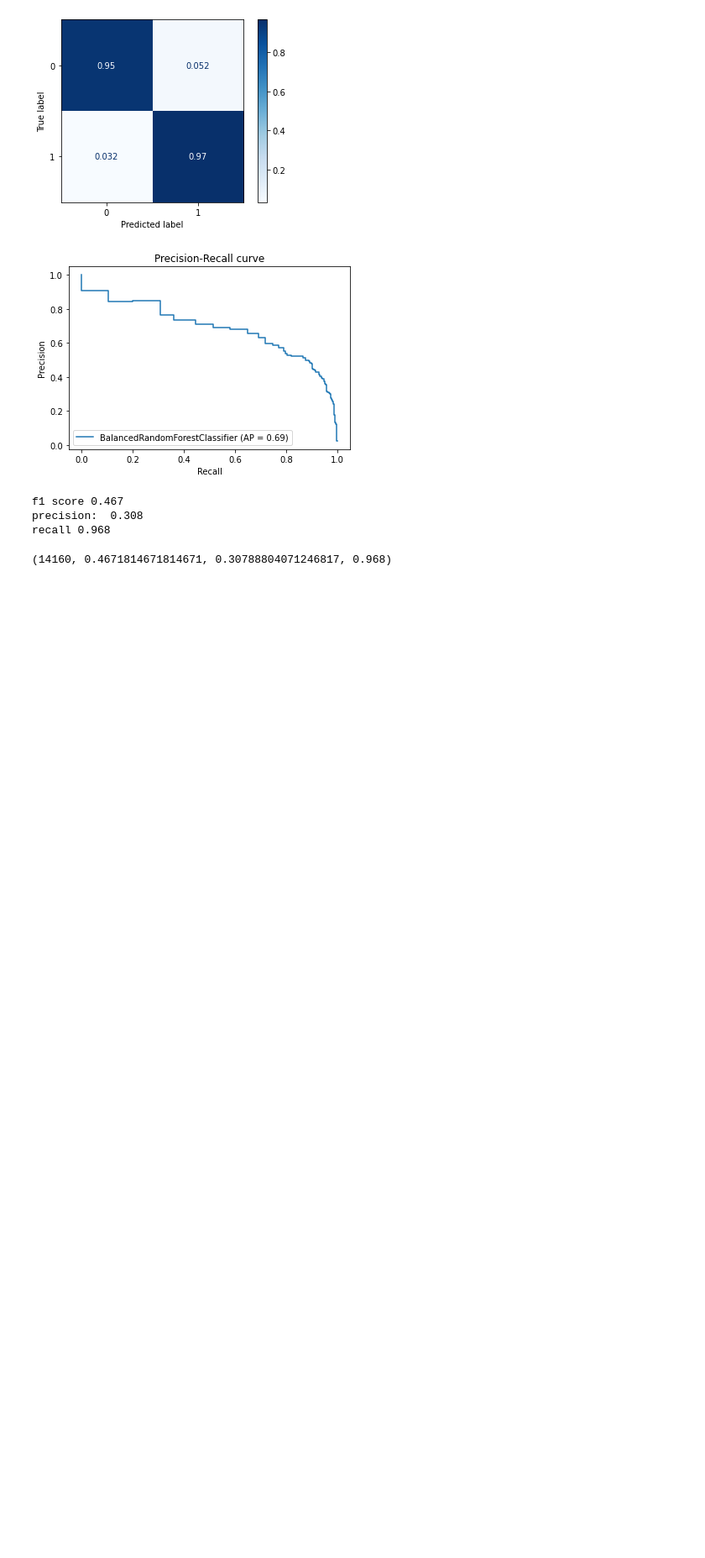
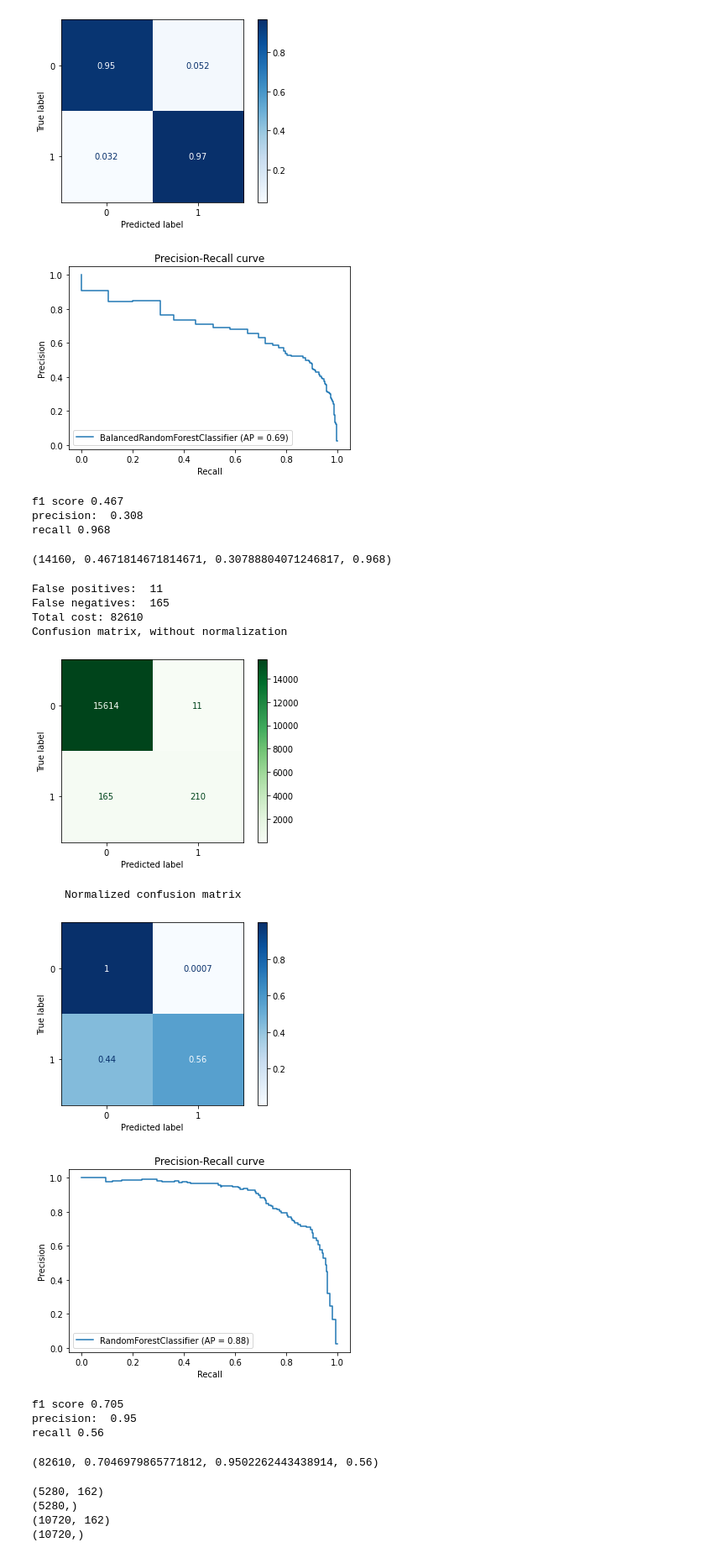
Before and after one commit to FranciscaAlliende/APS-Failure-at-Scania-Trucks, a Jupyter notebook: Cost_Sentive_Learning_Random_Forest.ipynb, the cells around one changed output. Shown: that part at 84% size. Drawn from its saved outputs; the diff is of its cells as text; code cells hidden in the pictures; blank space fills up the shorter version.

```diff
--- a/Cost_Sentive_Learning_Random_Forest.ipynb
+++ b/Cost_Sentive_Learning_Random_Forest.ipynb
@@ -101,3 +103,37 @@ f1 score 0.467
 precision:  0.308
 recall 0.968
 (14160, 0.4671814671814671, 0.30788804071246817, 0.968)
+# %%
+# WRF build-in weight
+clf = RandomForestClassifier(random_state=333, class_weight="balanced") #"balanced", uses the inverse weighting from the training dataset, giving focus to the minority class.
+clf.fit(X_train, y_train)
+y_pred = clf.predict(X_test)
+
+em.evaluation_metrics(y_pred, y_test, X_test, clf, c1=10, c2=500)
+# %% [output]
+False positives:  11
+False negatives:  165
+Total cost: 82610
+Confusion matrix, without normalization
+[figure, added]
+     Normalized confusion matrix
+[figure, added]
+[figure, added]
+f1 score 0.705
+precision:  0.95
+recall 0.56
+(82610, 0.7046979865771812, 0.9502262443438914, 0.56)
+# %%
+# WRF custom weight
+# divide de test set into validation and test
+X_test2, X_val, y_test2, y_val = train_test_split(X_test, y_test, test_size=0.33, random_state=333)
+
+print(X_val.shape)
+print(y_val.shape)
+print(X_test2.shape)
+print(y_test2.shape)
+# %% [output]
+(5280, 162)
+(5280,)
+(10720, 162)
+(10720,)
```
Also changed, not shown: parts of 3 cells of this notebook.
